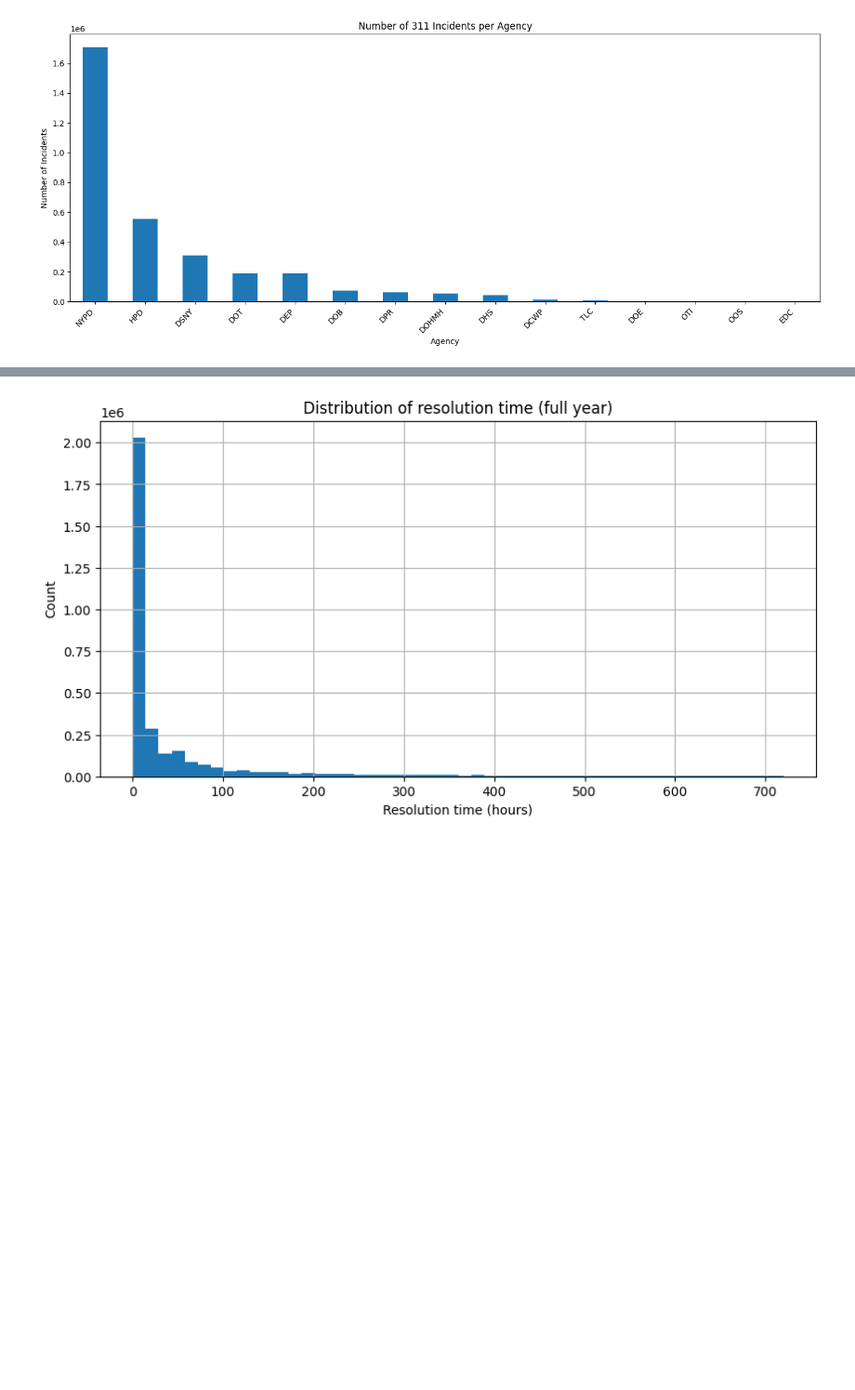
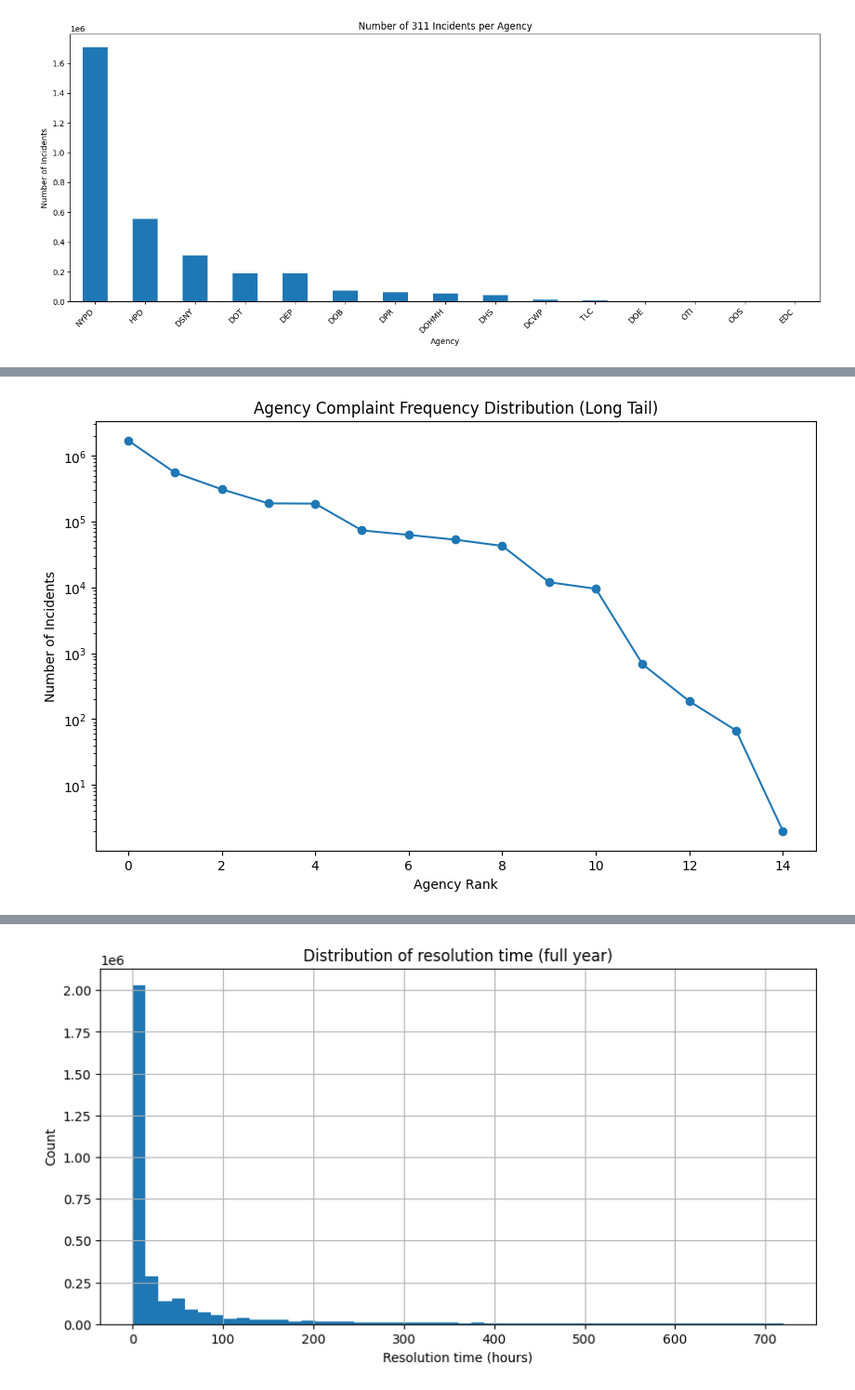
Before and after one commit to yerapark/nyc-311-service-analysis, a Jupyter notebook: notebooks/03_full_year_modeling.ipynb, the cells around one changed output, grey strips where cells are left out. Shown at 93% size. Cells and saved outputs as stored; diff of their text form; code cells hidden in the pictures; blank space fills up the shorter version.

```diff
--- a/notebooks/03_full_year_modeling.ipynb
+++ b/notebooks/03_full_year_modeling.ipynb
@@ -286,0 +298,13 @@ plt.show()
+# %%
+agency_counts_sorted = agency_counts.sort_values(ascending=False).reset_index()
+agency_counts_sorted.columns = ["Agency", "Count"]
+
+plt.figure(figsize=(10,6))
+plt.plot(agency_counts_sorted["Count"], marker="o")
+plt.title("Agency Complaint Frequency Distribution (Long Tail)")
+plt.xlabel("Agency Rank")
+plt.ylabel("Number of Incidents")
+plt.yscale("log")  # shows exponential drop clearly
+plt.show()
+# %% [output]
+[figure, added]
```
Also changed, not shown: parts of 43 cells of this notebook.
